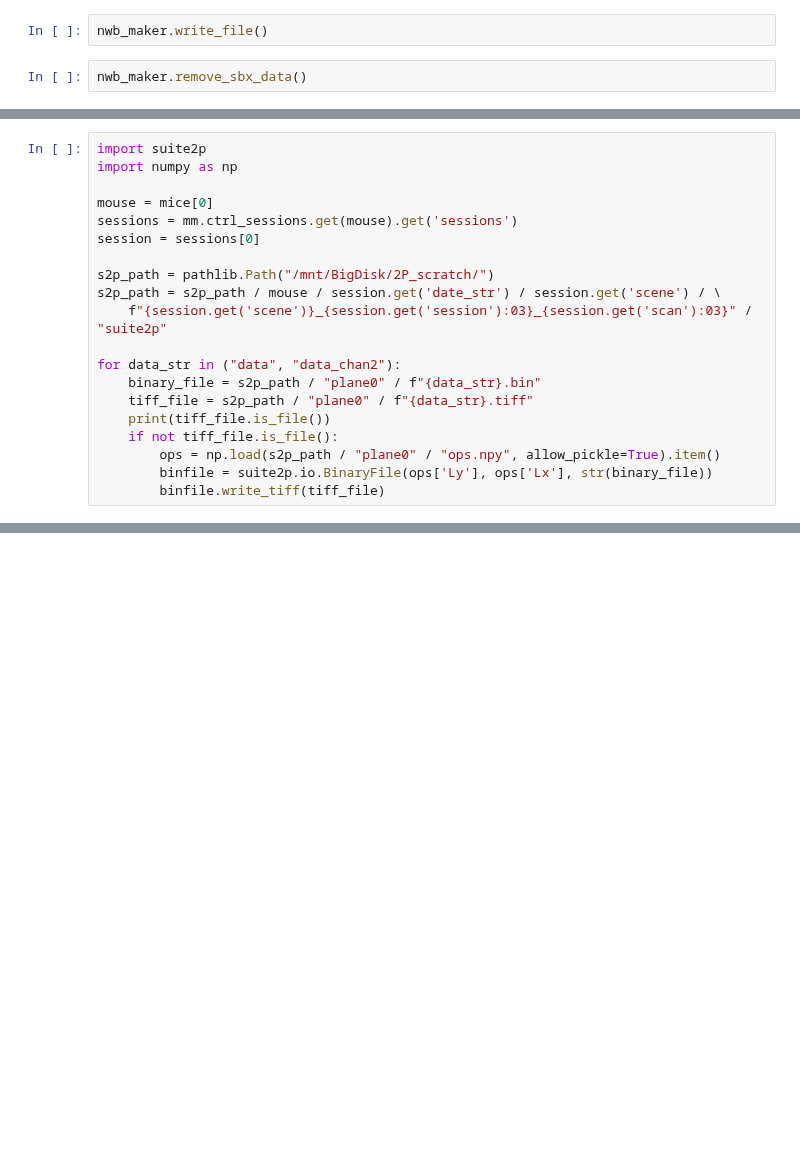
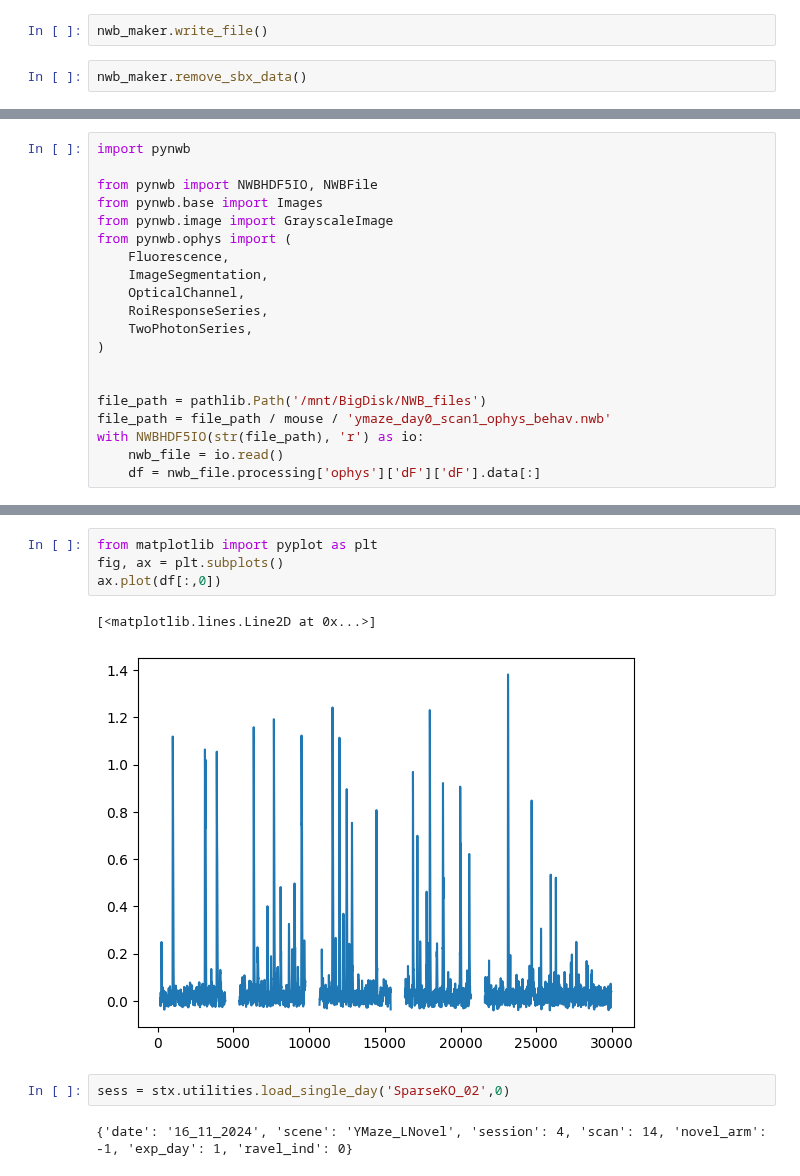
Before and after one commit to GiocomoLab/STX3KO_analyses, a Jupyter notebook: notebooks/create_nwb/create_nwb.ipynb, the cells around one changed output, grey strips where cells are left out. Drawn from its saved outputs; the diff is of its cells as text; blank space fills up the shorter version.

```diff
--- a/notebooks/create_nwb/create_nwb.ipynb
+++ b/notebooks/create_nwb/create_nwb.ipynb
@@ -248,20 +50,0 @@ Converting {'date_str': '29_11_2020', 'scene': 'YMaze_LNovel', 'session': 1, 'sc
-# %%
-import suite2p
-import numpy as np
-
-mouse = mice[0]
-sessions = mm.ctrl_sessions.get(mouse).get('sessions')
-session = sessions[0]
-
-s2p_path = pathlib.Path("/mnt/BigDisk/2P_scratch/")
-s2p_path = s2p_path / mouse / session.get('date_str') / session.get('scene') / \
-    f"{session.get('scene')}_{session.get('session'):03}_{session.get('scan'):03}" / "suite2p"
-
-for data_str in ("data", "data_chan2"):
-    binary_file = s2p_path / "plane0" / f"{data_str}.bin"
-    tiff_file = s2p_path / "plane0" / f"{data_str}.tiff"
-    print(tiff_file.is_file())
-    if not tiff_file.is_file():
-        ops = np.load(s2p_path / "plane0" / "ops.npy", allow_pickle=True).item()
-        binfile = suite2p.io.BinaryFile(ops['Ly'], ops['Lx'], str(binary_file))
-        binfile.write_tiff(tiff_file)
@@ -687,0 +51,20 @@ import pynwb
+# %%
+import pynwb
+
+from pynwb import NWBHDF5IO, NWBFile
+from pynwb.base import Images
+from pynwb.image import GrayscaleImage
+from pynwb.ophys import (
+    Fluorescence,
+    ImageSegmentation,
+    OpticalChannel,
+    RoiResponseSeries,
+    TwoPhotonSeries,
+)
+
+
+file_path = pathlib.Path('/mnt/BigDisk/NWB_files')
+file_path = file_path / mouse / 'ymaze_day0_scan1_ophys_behav.nwb'
+with NWBHDF5IO(str(file_path), 'r') as io:
+    nwb_file = io.read()
+    df = nwb_file.processing['ophys']['dF']['dF'].data[:]
@@ -687,0 +87,11 @@ import pynwb
+# %%
+from matplotlib import pyplot as plt
+fig, ax = plt.subplots()
+ax.plot(df[:,0])
+# %% [output]
+[<matplotlib.lines.Line2D at 0x...>]
+[figure, added]
+# %%
+sess = stx.utilities.load_single_day('SparseKO_02',0)
+# %% [output]
+{'date': '16_11_2024', 'scene': 'YMaze_LNovel', 'session': 4, 'scan': 14, 'novel_arm': -1, 'exp_day': 1, 'ravel_ind': 0}
```
Also changed, not shown: parts of 61 cells of this notebook, 3 other files.
